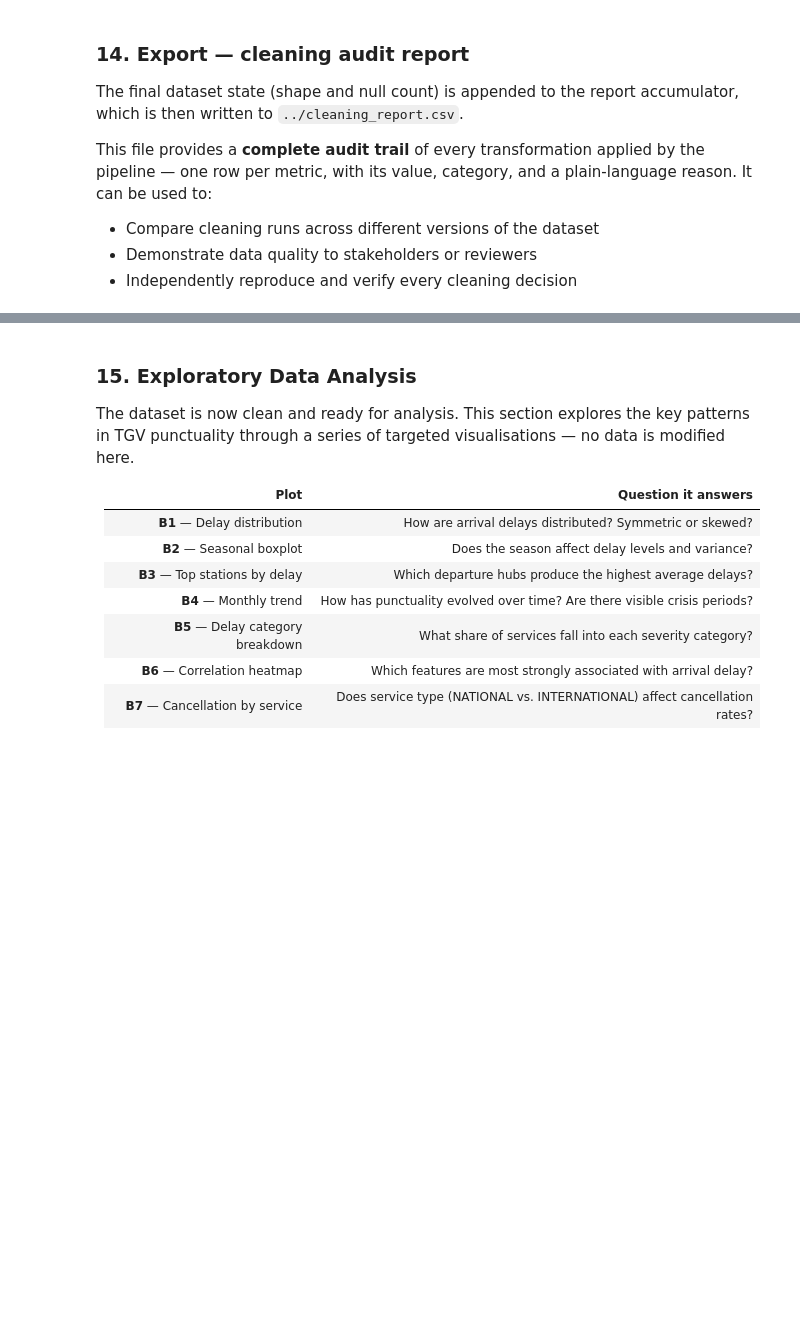
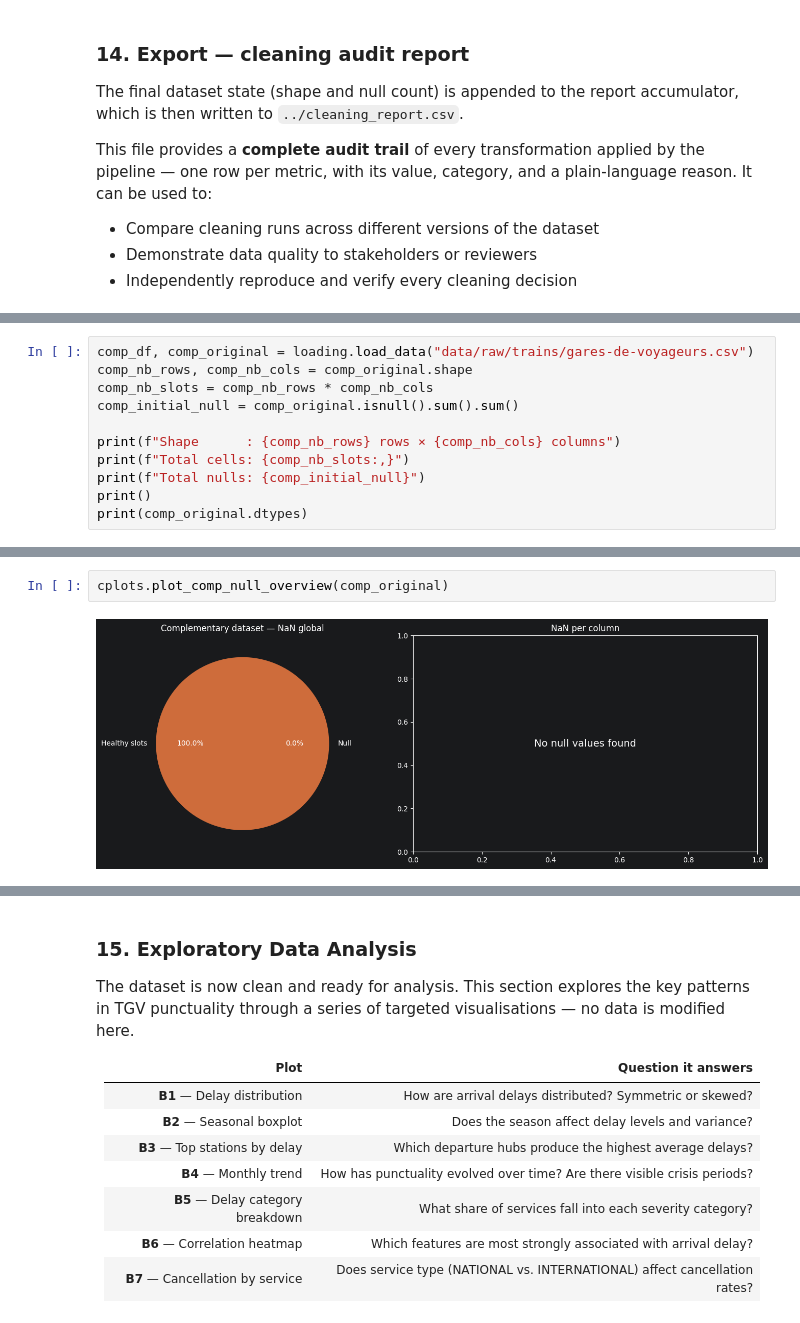
Before and after one commit to OpenCz/Tardis, a Jupyter notebook: tardis_eda.ipynb, the cells around one changed output, grey strips where cells are left out. Saved outputs shown, nothing was run; the diff lists cells and outputs as text; blank space fills up the shorter version.

```diff
--- a/tardis_eda.ipynb
+++ b/tardis_eda.ipynb
@@ -609,0 +880,11 @@ report.export("data/processed/audit/cleaning_report.csv")
+# %%
+comp_df, comp_original = loading.load_data("data/raw/trains/gares-de-voyageurs.csv")
+comp_nb_rows, comp_nb_cols = comp_original.shape
+comp_nb_slots = comp_nb_rows * comp_nb_cols
+comp_initial_null = comp_original.isnull().sum().sum()
+
+print(f"Shape      : {comp_nb_rows} rows × {comp_nb_cols} columns")
+print(f"Total cells: {comp_nb_slots:,}")
+print(f"Total nulls: {comp_initial_null}")
+print()
+print(comp_original.dtypes)
@@ -609,0 +909,4 @@ report.export("data/processed/audit/cleaning_report.csv")
+# %%
+cplots.plot_comp_null_overview(comp_original)
+# %% [output]
+[figure, added]
```
Also changed, not shown: parts of 81 cells of this notebook.
